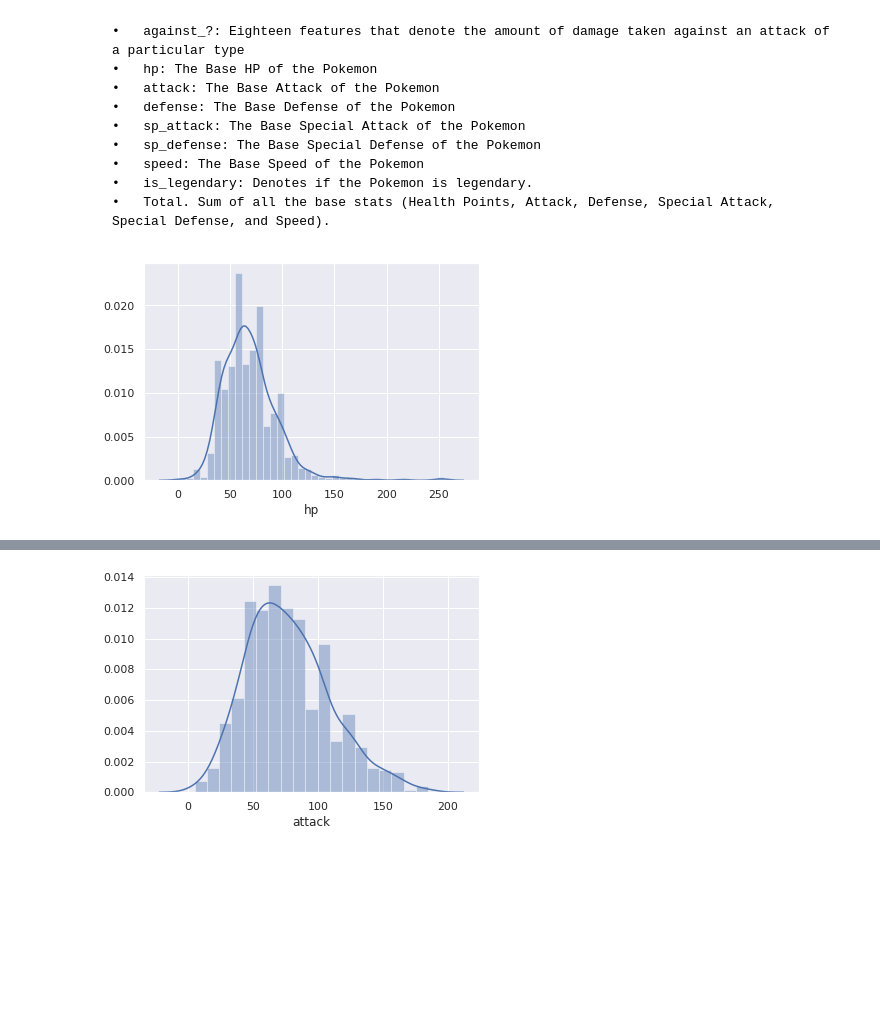
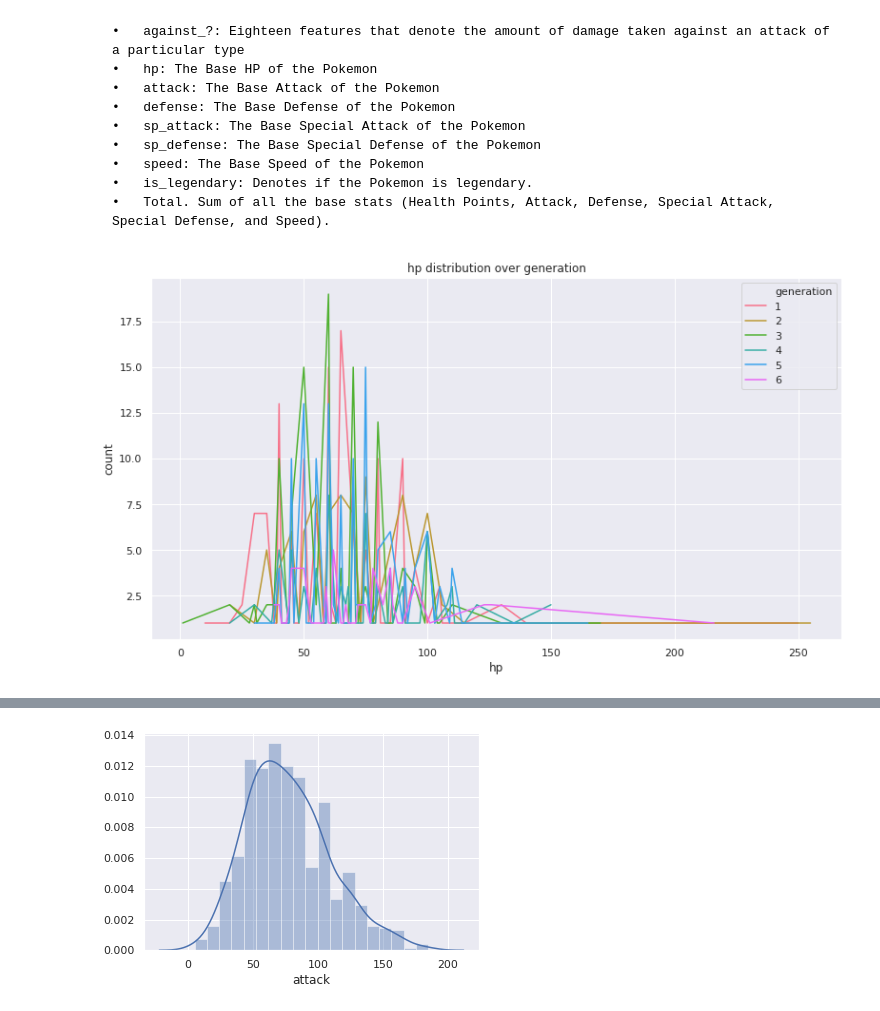
Before and after one commit to com-480-data-visualization/com-480-project-analaktycs, a Jupyter notebook: Milestone1.ipynb, the cells around one changed output, grey strips where cells are left out. Saved outputs shown, nothing was run; the diff lists cells and outputs as text; code cells hidden in the pictures; blank space fills up the shorter version.

Commit message:
Added histogram functions and hp distribution

```diff
--- a/Milestone1.ipynb
+++ b/Milestone1.ipynb
@@ -503,7 +511,12 @@ g.map(sns.barplot,"types","count");
 	•	speed: The Base Speed of the Pokemon
 	•	is_legendary: Denotes if the Pokemon is legendary.
 	•	Total. Sum of all the base stats (Health Points, Attack, Defense, Special Attack, Special Defense, and Speed).
-# %%
-sns.distplot(df['hp']);
-# %% [output]
-[figure, removed]
+# %%
+selected_2 = ['pokedex_number','name','hp','attack','defense','sp_attack',\
+             'sp_defense','speed','is_legendary','base_total','generation']
+df2 = df[selected_2]
+# %%
+# Generation-wise hp distribution looks too cluttered when visualized with a line histogram
+plot_genwise_line_hist(df2, 'hp', 'generation')
+# %% [output]
+[figure, added]
```
Also changed, not shown: parts of 39 cells of this notebook.
